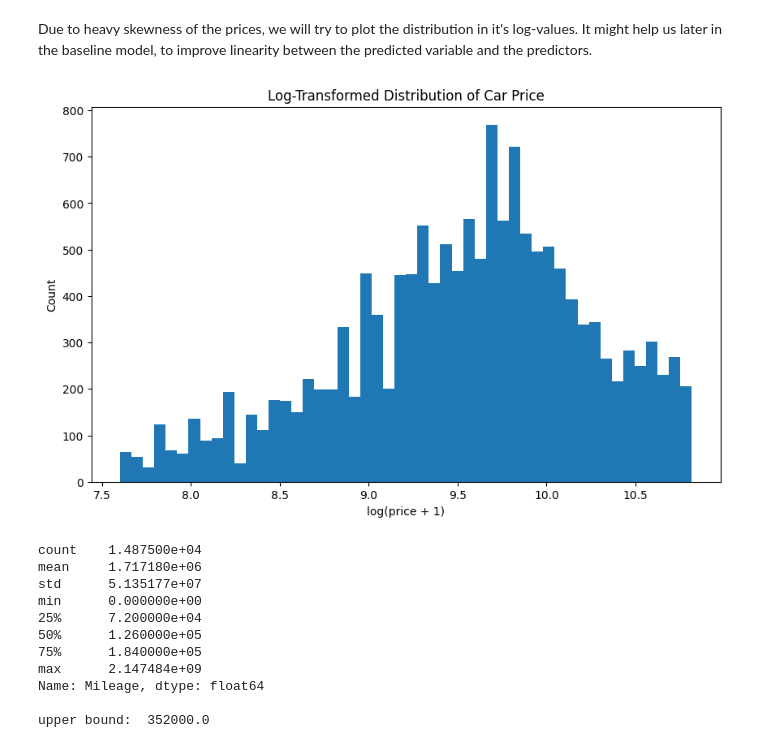
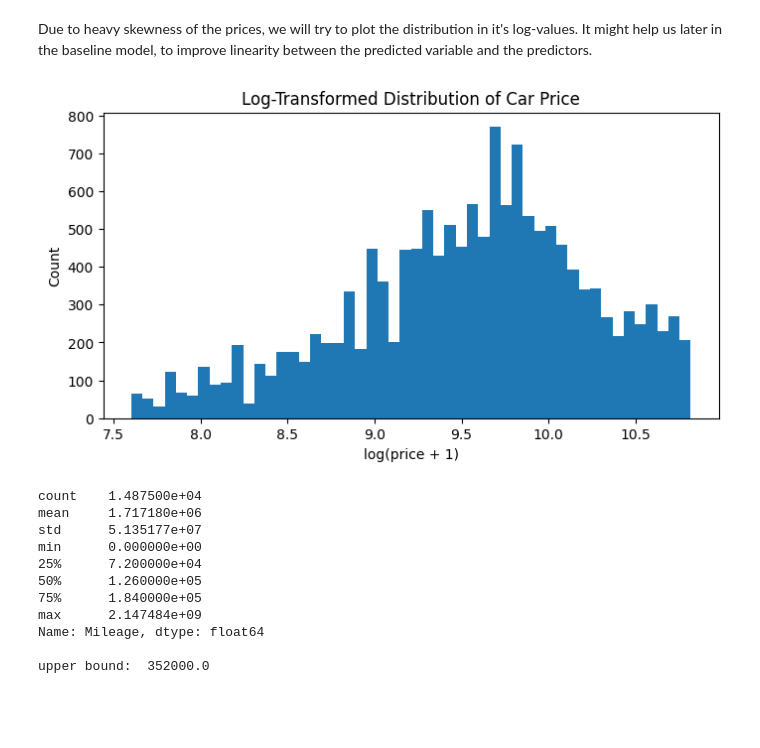
Before and after one commit to Harborg1/Model-Based-ML, a Jupyter notebook: model_based_ml_project.ipynb, the cells around one changed output. Saved outputs shown, nothing was run; the diff lists cells and outputs as text; code cells hidden in the pictures; blank space fills up the shorter version.

```diff
--- a/model_based_ml_project.ipynb
+++ b/model_based_ml_project.ipynb
@@ -341,14 +342,14 @@ plt.show()
 # %% [markdown]
 Due to heavy skewness of the prices, we will try to plot the distribution in it's log-values. It might help us later in the baseline model, to improve linearity between the predicted variable and the predictors.
 # %%
-plt.figure(figsize=(10, 6))
+plt.figure(figsize=(8,4))
 plt.hist(np.log1p(df_cleaned['Price']), bins=50)
 plt.xlabel('log(price + 1)')
 plt.ylabel('Count')
 plt.title('Log-Transformed Distribution of Car Price')
 plt.show()
 # %% [output]
-[figure, old version]
+[figure, new version]
 # %%
 #we do the same for mileage:
 print(df_cleaned['Mileage'].describe())
```
Also changed, not shown: parts of 5 cells of this notebook, 1 other file.
